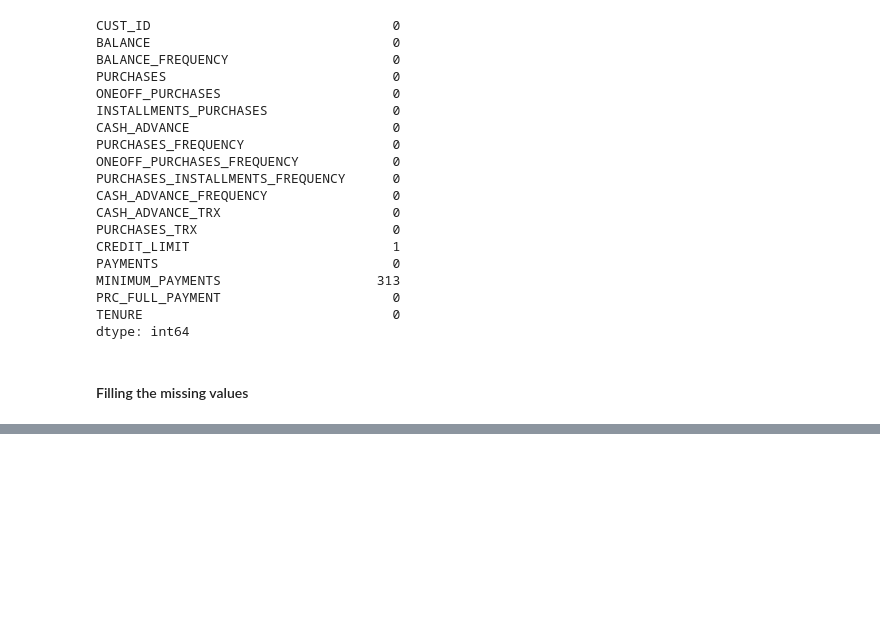
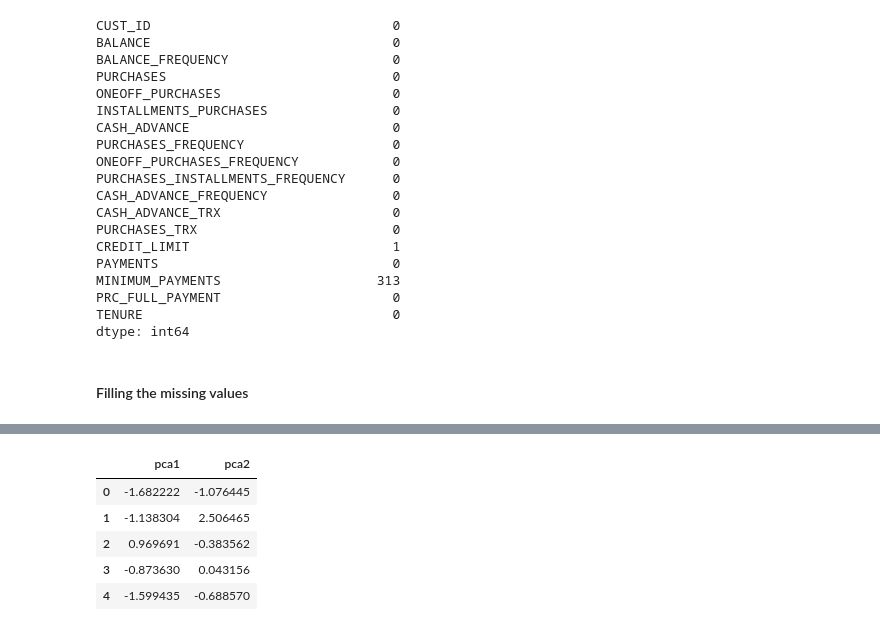
Before and after one commit to sukesh-reddy/Data-Science-Projects---Business, a Jupyter notebook: 2-Marketing Department/marketing Department.ipynb, the cells around one changed output, grey strips where cells are left out. Cells and saved outputs as stored; diff of their text form; code cells hidden in the pictures; blank space fills up the shorter version.

```diff
--- a/2-Marketing Department/marketing Department.ipynb
+++ b/2-Marketing Department/marketing Department.ipynb
@@ -150,0 +247,9 @@ creditcard_df.loc[creditcard_df.MINIMUM_PAYMENTS.isnull()==True,'MINIMUM_PAYMENT
+# %%
+pca_df.head()
+# %% [output]
+|  | pca1 | pca2 |
+| 0 | -1.682222 | -1.076445 |
+| 1 | -1.138304 | 2.506465 |
+| 2 | 0.969691 | -0.383562 |
+| 3 | -0.873630 | 0.043156 |
+| 4 | -1.599435 | -0.688570 |
```
Also changed, not shown: parts of 25 cells of this notebook.
